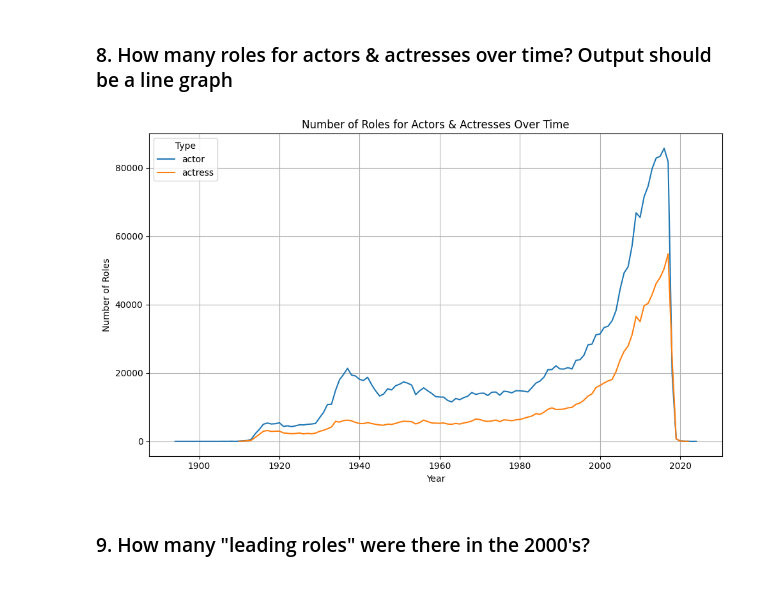
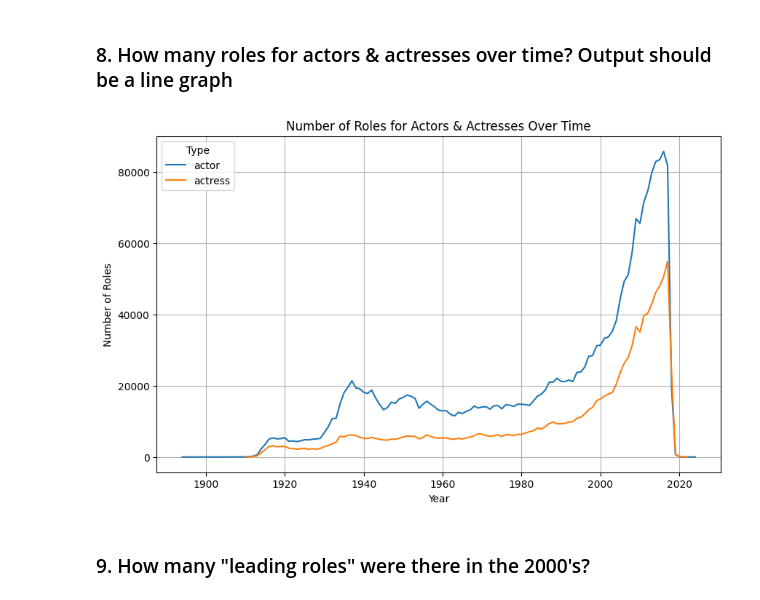
Before and after one commit to juberroc/OIM_7502_classwork, a Jupyter notebook: Assignment2.ipynb, the cells around one changed output. Cells and saved outputs as stored; diff of their text form; code cells hidden in the pictures.

```diff
--- a/Assignment2.ipynb
+++ b/Assignment2.ipynb
@@ -168,18 +167,17 @@ Number of roles for actors in the 1990s: 245713
 # %%
 roles_over_time = cast.groupby(['year', 'type']).size().unstack()
 
 roles_over_time.plot(kind='line', figsize=(10, 6))
 
 plt.title('Number of Roles for Actors & Actresses Over Time')
 plt.xlabel('Year')
 plt.ylabel('Number of Roles')
 
 plt.legend(title='Type')
 plt.grid(True)
-plt.tight_layout()
 plt.show()
 # %% [output]
-[figure, old version]
+[figure, new version]
 # %% [markdown]
 ### 9. How many "leading roles" were there in the 2000's?
 # %%
```
Also changed, not shown: parts of 4 cells of this notebook.
